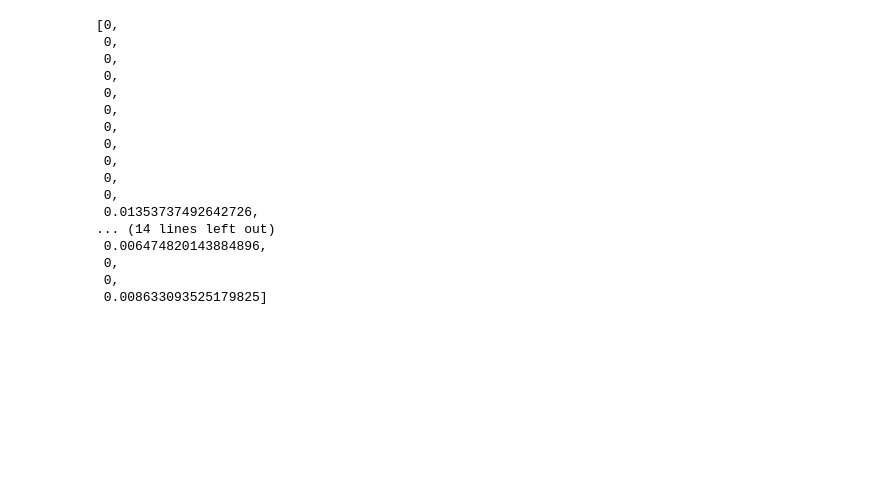
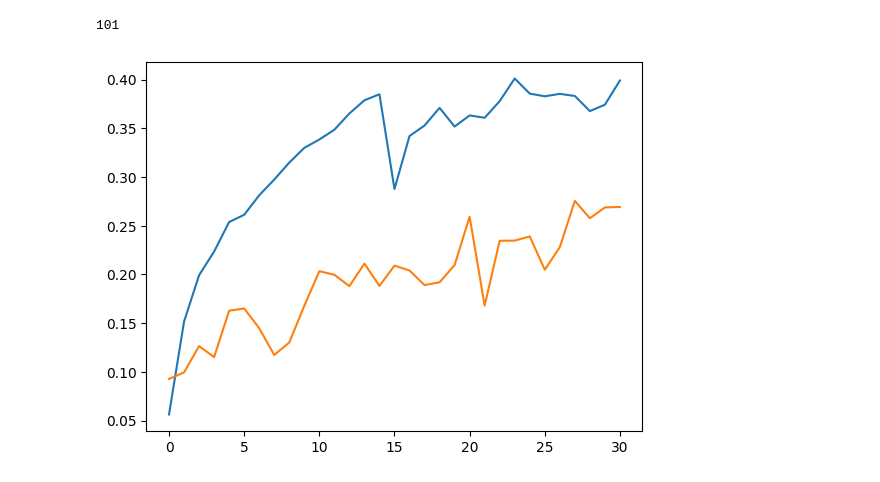
Before and after one commit to OrenanM/MultiModelFed, a Jupyter notebook: results/graphs.ipynb, the cells around one changed output. Cells and saved outputs as stored; diff of their text form; code cells hidden in the pictures; blank space fills up the shorter version.

```diff
--- a/results/graphs.ipynb
+++ b/results/graphs.ipynb
@@ -35,20 +32,15 @@ for i in range(len(mean_acc_mnist)-1):
-# %%
-diff_list
-# %% [output]
-[0,
- 0,
- 0,
- 0,
- 0,
- 0,
- 0,
- 0,
- 0,
- 0,
- 0,
- 0.01353737492642726,
-... (14 lines left out)
- 0.006474820143884896,
- 0,
- 0,
- 0.008633093525179825]
+# %%
+len(accs_cifar1)
+# %% [output]
+101
+# %%
+accs_cifar0 = calculate_mean_acc(dirs_cifar_0)
+accs_cifar1 = calculate_mean_acc('Cifar10_FedAvg_data_shift_cifar10_0.h5')
+
+rounds = np.arange(0, len(accs_mnist0))
+plt.plot(rounds, accs_cifar0)
+plt.plot(rounds, accs_cifar1[:len(rounds)])
+
+plt.show()
+# %% [output]
+[figure, added]
```
Also changed, not shown: parts of 11 cells of this notebook, 2 other files.
